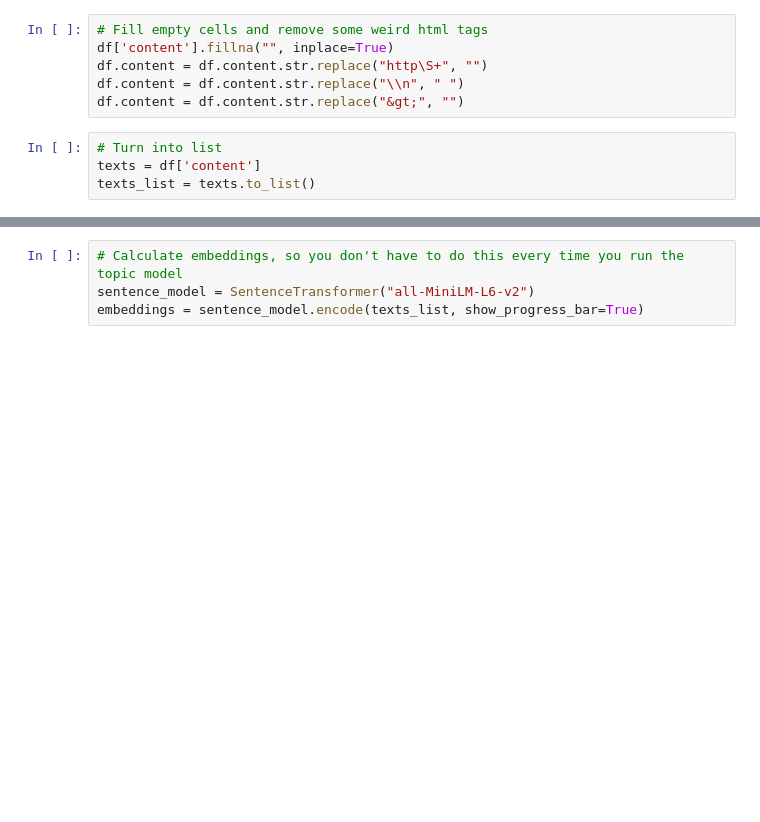
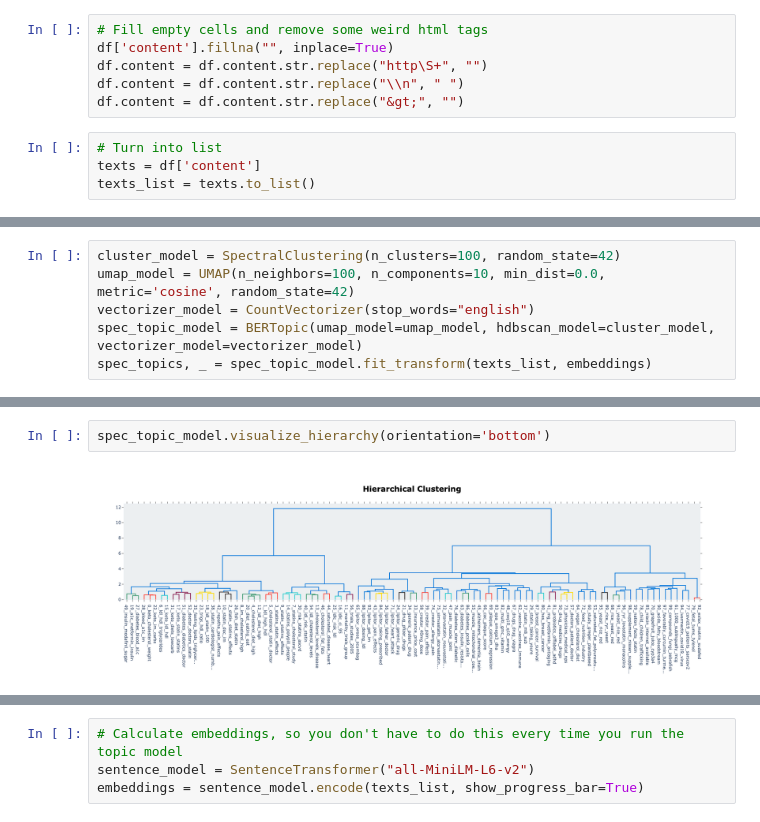
Before and after one commit to sssomani/statins_reddit, a Jupyter notebook: notebooks/BERTopic_statins.ipynb, the cells around one changed output, grey strips where cells are left out. Cells and saved outputs as stored; diff of their text form; blank space fills up the shorter version.

```diff
--- a/notebooks/BERTopic_statins.ipynb
+++ b/notebooks/BERTopic_statins.ipynb
@@ -85,0 +55,6 @@ texts_list = texts.to_list()
+# %%
+cluster_model = SpectralClustering(n_clusters=100, random_state=42)
+umap_model = UMAP(n_neighbors=100, n_components=10, min_dist=0.0, metric='cosine', random_state=42)
+vectorizer_model = CountVectorizer(stop_words="english")
+spec_topic_model = BERTopic(umap_model=umap_model, hdbscan_model=cluster_model, vectorizer_model=vectorizer_model)
+spec_topics, _ = spec_topic_model.fit_transform(texts_list, embeddings)
@@ -85,0 +80,4 @@ texts_list = texts.to_list()
+# %%
+spec_topic_model.visualize_hierarchy(orientation='bottom')
+# %% [output]
+[figure, new version]
```
Also changed, not shown: parts of 130 cells of this notebook, 1 other file.
